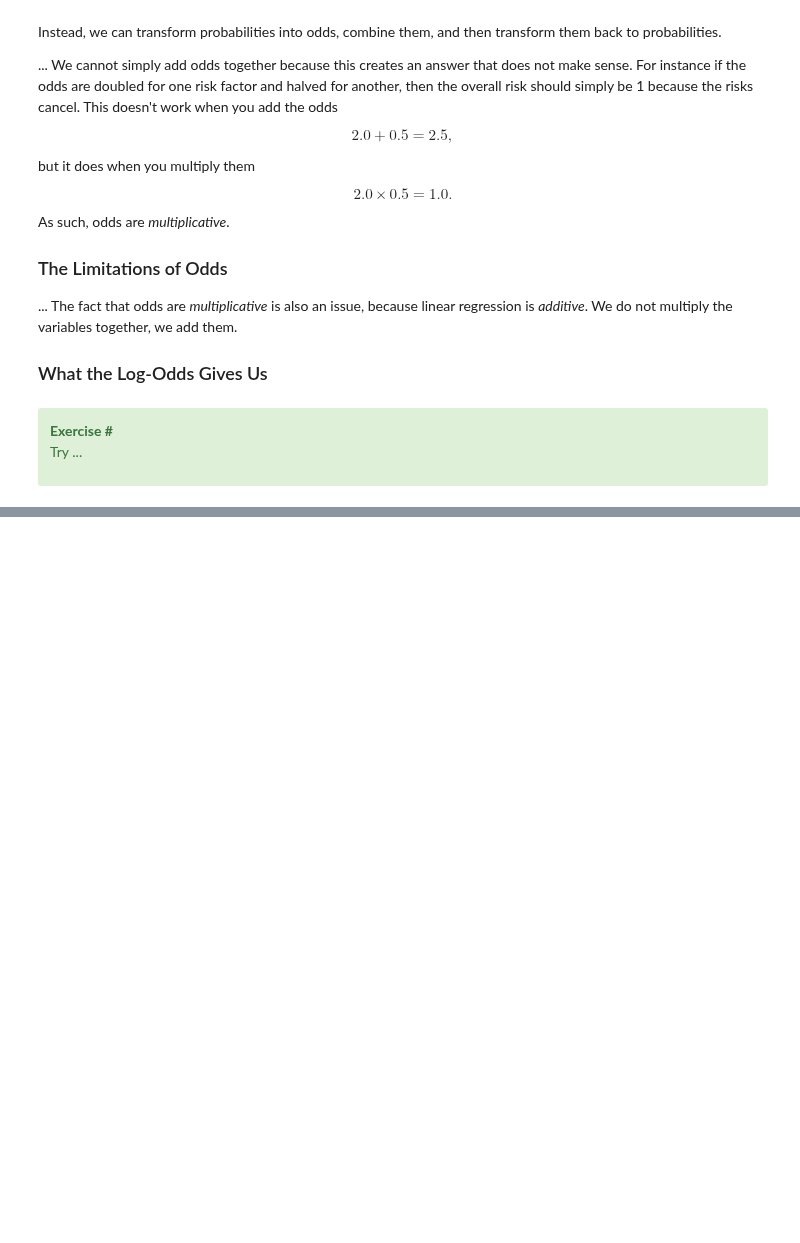
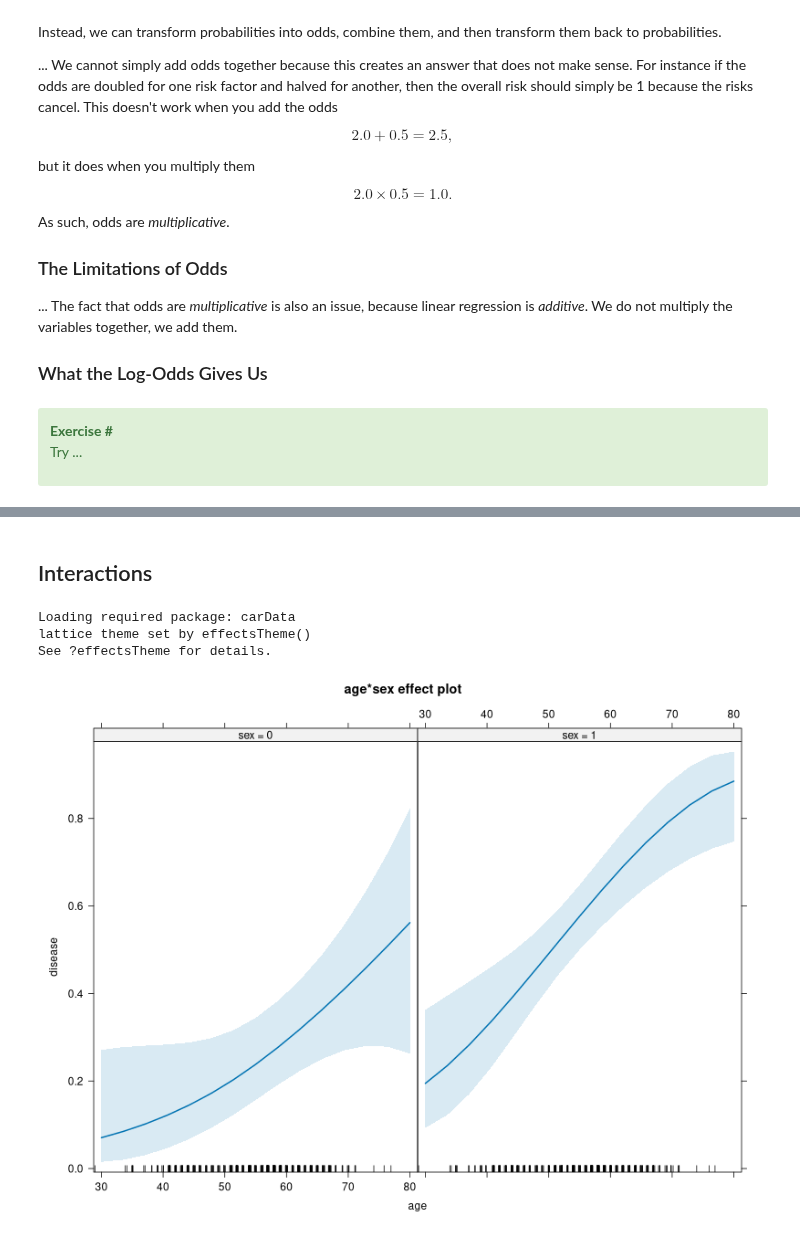
Before and after one commit to PCHN63112-Generalised-Linear-Mixed/logistic-regression, a Jupyter notebook: workshop-2.ipynb, the cells around one changed output, grey strips where cells are left out. Cells and saved outputs as stored; diff of their text form; code cells hidden in the pictures; blank space fills up the shorter version.

```diff
--- a/workshop-2.ipynb
+++ b/workshop-2.ipynb
@@ -35,0 +158,19 @@ Try ...
+# %% [markdown]
+## Interactions
+# %%
+library('datarium')
+library('effects')
+
+data('heartdisease')
+
+cleveland         <- subset(heartdisease, dataset == "cleveland")
+cleveland$disease <- as.integer(cleveland$num > 0)
+cleveland$sex     <- as.factor(cleveland$sex)
+
+mod <- glm(disease ~ age * sex, family=binomial(link=logit), data=cleveland)
+plot(allEffects(mod), axes=list(y=list(type="response")))
+# %% [output]
+Loading required package: carData
+lattice theme set by effectsTheme()
+See ?effectsTheme for details.
+[figure, added]
```
Also changed, not shown: parts of 3 cells of this notebook, 3 other files.
